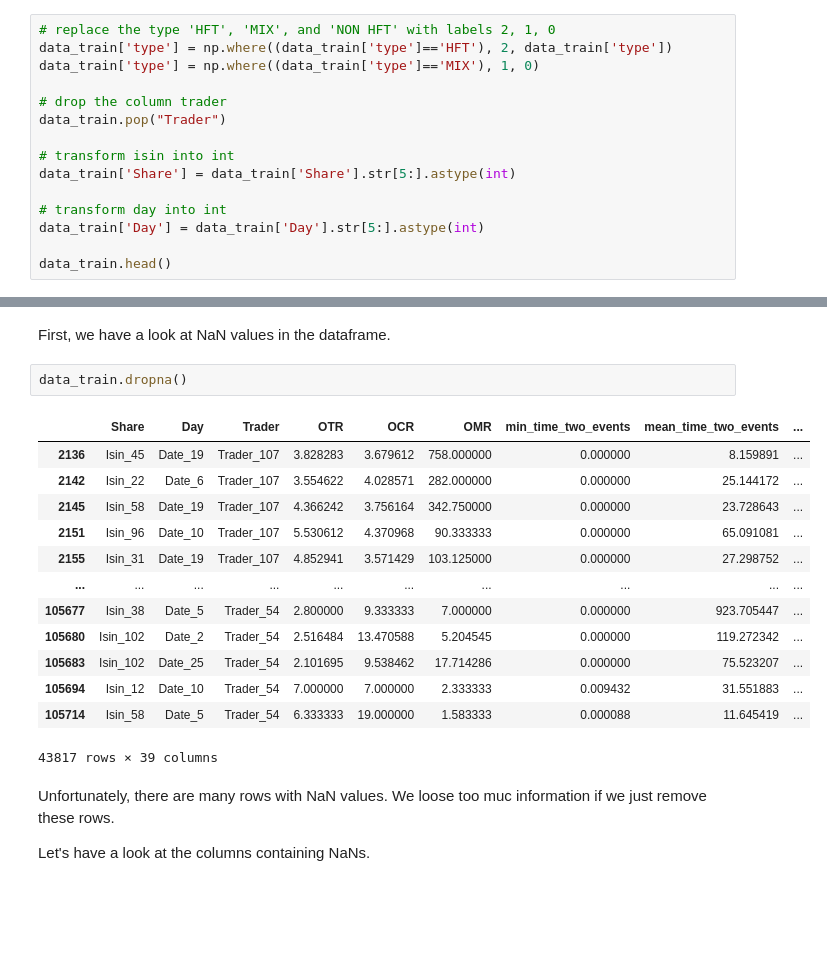
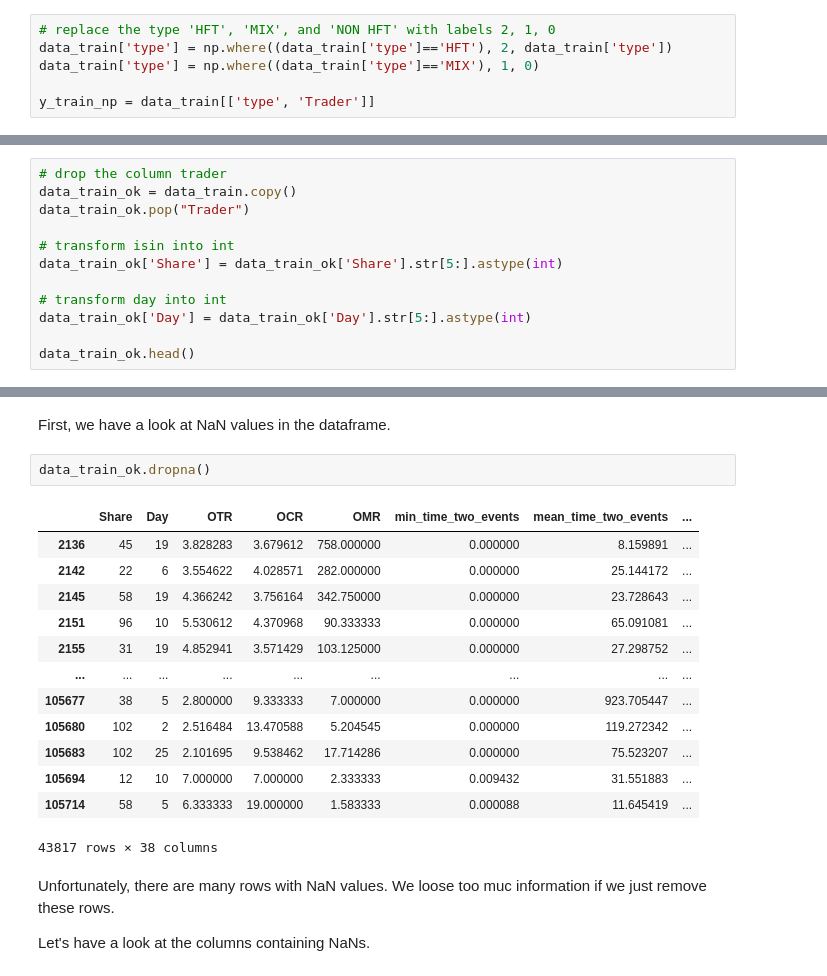
Before and after one commit to s-dlr/project_MAP569, a Jupyter notebook: HFT.ipynb, the cells around one changed output, grey strips where cells are left out. Cells and saved outputs as stored; diff of their text form; blank space fills up the shorter version.

```diff
--- a/HFT.ipynb
+++ b/HFT.ipynb
@@ -73,13 +75,4 @@ We drop the column trader, which is irrelevant for our task. We also cast column
 data_train['type'] = np.where((data_train['type']=='HFT'), 2, data_train['type'])
 data_train['type'] = np.where((data_train['type']=='MIX'), 1, 0)
 
-# drop the column trader
-data_train.pop("Trader")
-
-# transform isin into int
-data_train['Share'] = data_train['Share'].str[5:].astype(int)
-
-# transform day into int
-data_train['Day'] = data_train['Day'].str[5:].astype(int)
-
-data_train.head()
+y_train_np = data_train[['type', 'Trader']]
@@ -93,0 +79,12 @@ data_train.head()
+# %%
+# drop the column trader
+data_train_ok = data_train.copy()
+data_train_ok.pop("Trader")
+
+# transform isin into int
+data_train_ok['Share'] = data_train_ok['Share'].str[5:].astype(int)
+
+# transform day into int
+data_train_ok['Day'] = data_train_ok['Day'].str[5:].astype(int)
+
+data_train_ok.head()
@@ -96,21 +101,21 @@ data_train.head()
 # %% [markdown]
 First, we have a look at NaN values in the dataframe.
 # %%
-data_train.dropna()
+data_train_ok.dropna()
 # %% [output]
-|  | Share | Day | Trader | OTR | OCR | OMR | min_time_two_events | mean_time_two_events | ... |
-| 2136 | Isin_45 | Date_19 | Trader_107 | 3.828283 | 3.679612 | 758.000000 | 0.000000 | 8.159891 | ... |
-| 2142 | Isin_22 | Date_6 | Trader_107 | 3.554622 | 4.028571 | 282.000000 | 0.000000 | 25.144172 | ... |
-| 2145 | Isin_58 | Date_19 | Trader_107 | 4.366242 | 3.756164 | 342.750000 | 0.000000 | 23.728643 | ... |
-| 2151 | Isin_96 | Date_10 | Trader_107 | 5.530612 | 4.370968 | 90.333333 | 0.000000 | 65.091081 | ... |
-| 2155 | Isin_31 | Date_19 | Trader_107 | 4.852941 | 3.571429 | 103.125000 | 0.000000 | 27.298752 | ... |
-| ... | ... | ... | ... | ... | ... | ... | ... | ... | ... |
-| 105677 | Isin_38 | Date_5 | Trader_54 | 2.800000 | 9.333333 | 7.000000 | 0.000000 | 923.705447 | ... |
-| 105680 | Isin_102 | Date_2 | Trader_54 | 2.516484 | 13.470588 | 5.204545 | 0.000000 | 119.272342 | ... |
-| 105683 | Isin_102 | Date_25 | Trader_54 | 2.101695 | 9.538462 | 17.714286 | 0.000000 | 75.523207 | ... |
-| 105694 | Isin_12 | Date_10 | Trader_54 | 7.000000 | 7.000000 | 2.333333 | 0.009432 | 31.551883 | ... |
-| 105714 | Isin_58 | Date_5 | Trader_54 | 6.333333 | 19.000000 | 1.583333 | 0.000088 | 11.645419 | ... |
+|  | Share | Day | OTR | OCR | OMR | min_time_two_events | mean_time_two_events | ... |
+| 2136 | 45 | 19 | 3.828283 | 3.679612 | 758.000000 | 0.000000 | 8.159891 | ... |
+| 2142 | 22 | 6 | 3.554622 | 4.028571 | 282.000000 | 0.000000 | 25.144172 | ... |
+| 2145 | 58 | 19 | 4.366242 | 3.756164 | 342.750000 | 0.000000 | 23.728643 | ... |
+| 2151 | 96 | 10 | 5.530612 | 4.370968 | 90.333333 | 0.000000 | 65.091081 | ... |
+| 2155 | 31 | 19 | 4.852941 | 3.571429 | 103.125000 | 0.000000 | 27.298752 | ... |
+| ... | ... | ... | ... | ... | ... | ... | ... | ... |
+| 105677 | 38 | 5 | 2.800000 | 9.333333 | 7.000000 | 0.000000 | 923.705447 | ... |
+| 105680 | 102 | 2 | 2.516484 | 13.470588 | 5.204545 | 0.000000 | 119.272342 | ... |
+| 105683 | 102 | 25 | 2.101695 | 9.538462 | 17.714286 | 0.000000 | 75.523207 | ... |
+| 105694 | 12 | 10 | 7.000000 | 7.000000 | 2.333333 | 0.009432 | 31.551883 | ... |
+| 105714 | 58 | 5 | 6.333333 | 19.000000 | 1.583333 | 0.000088 | 11.645419 | ... |
-43817 rows × 39 columns
+43817 rows × 38 columns
 # %% [markdown]
 Unfortunately, there are many rows with NaN values. We loose too muc information if we just remove these rows.
 
```
Also changed, not shown: parts of 14 cells of this notebook.
